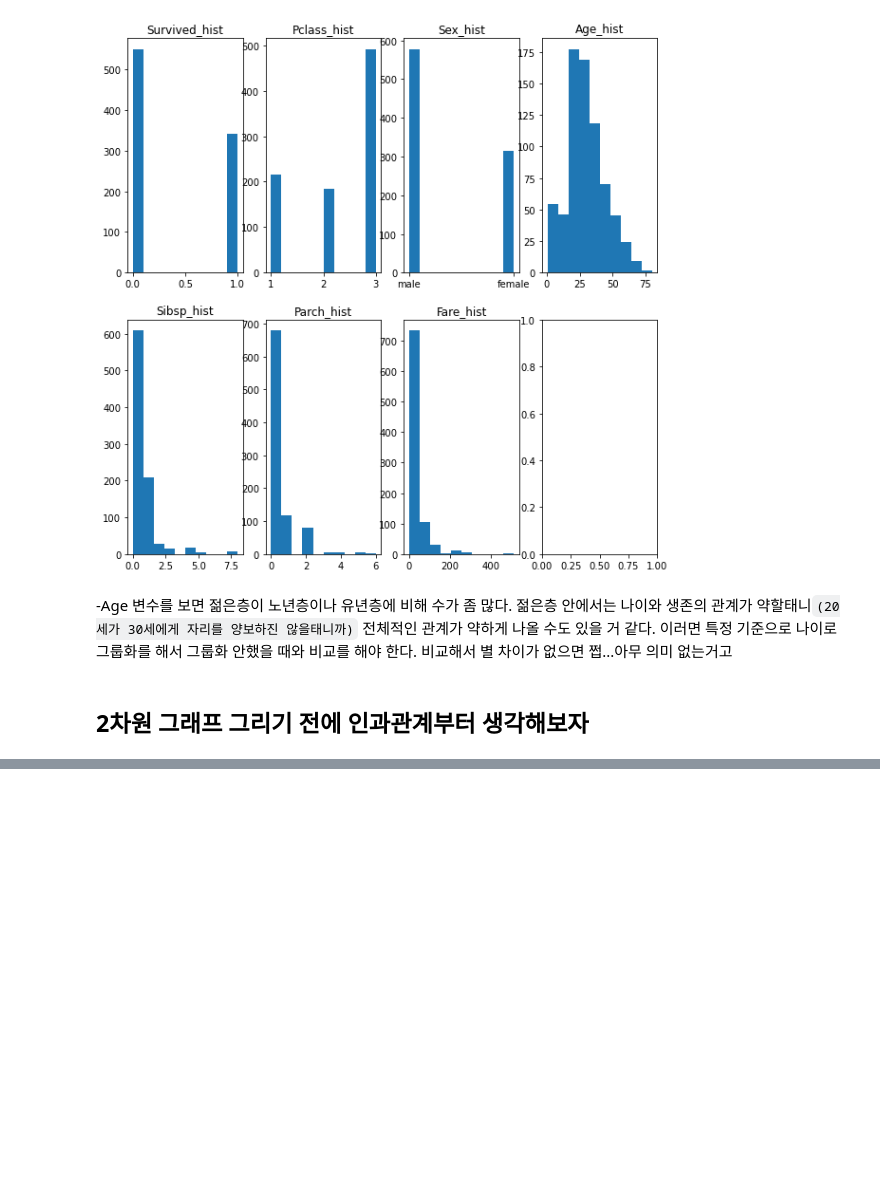
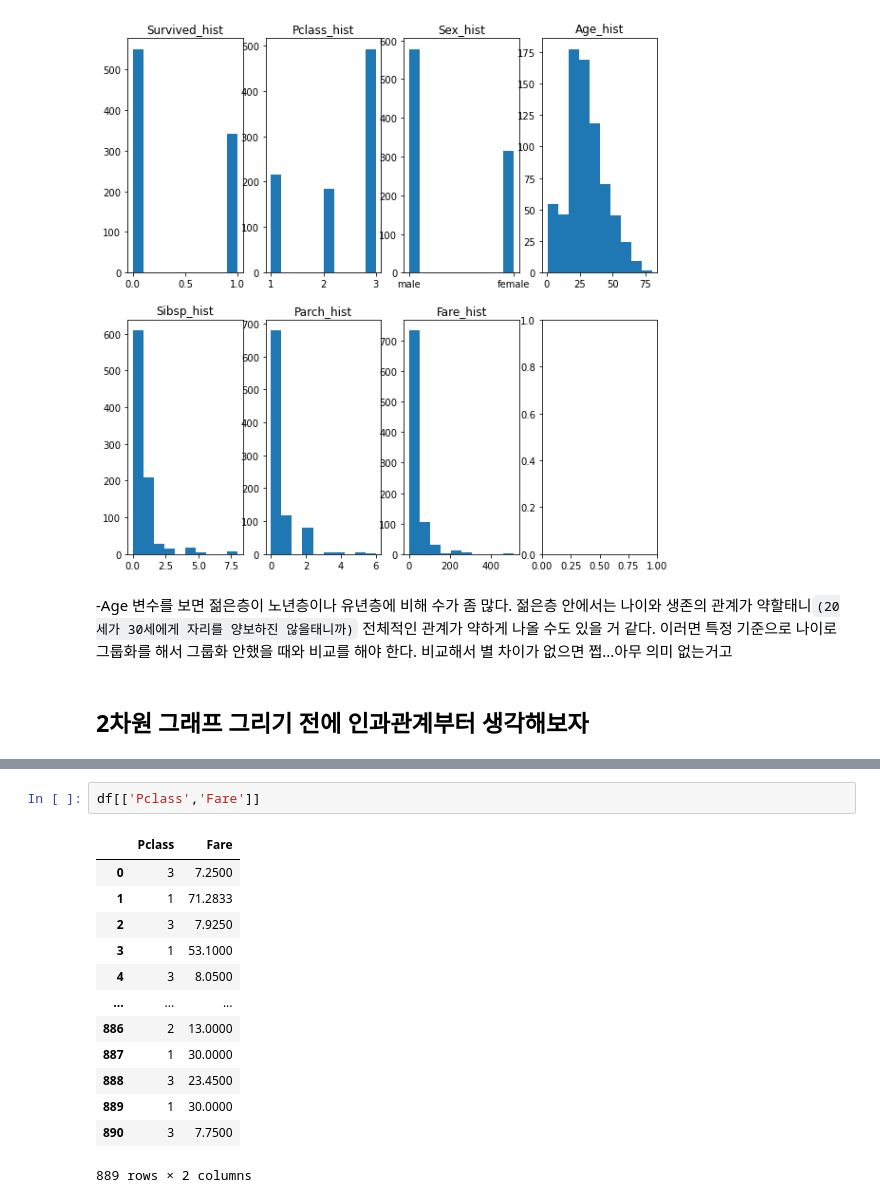
Before and after one commit to heoni00/2021-Study-BigLeader_AI, a Jupyter notebook: 0630_prob.ipynb, the cells around one changed output, grey strips where cells are left out. Cells and saved outputs as stored; diff of their text form; blank space fills up the shorter version.

```diff
--- a/0630_prob.ipynb
+++ b/0630_prob.ipynb
@@ -465,0 +549,16 @@ Fare_hist.hist(titanic.Fare)
+# %%
+df[['Pclass','Fare']]
+# %% [output]
+|  | Pclass | Fare |
+| 0 | 3 | 7.2500 |
+| 1 | 1 | 71.2833 |
+| 2 | 3 | 7.9250 |
+| 3 | 1 | 53.1000 |
+| 4 | 3 | 8.0500 |
+| ... | ... | ... |
+| 886 | 2 | 13.0000 |
+| 887 | 1 | 30.0000 |
+| 888 | 3 | 23.4500 |
+| 889 | 1 | 30.0000 |
+| 890 | 3 | 7.7500 |
+889 rows × 2 columns
```
Also changed, not shown: parts of 13 cells of this notebook.
